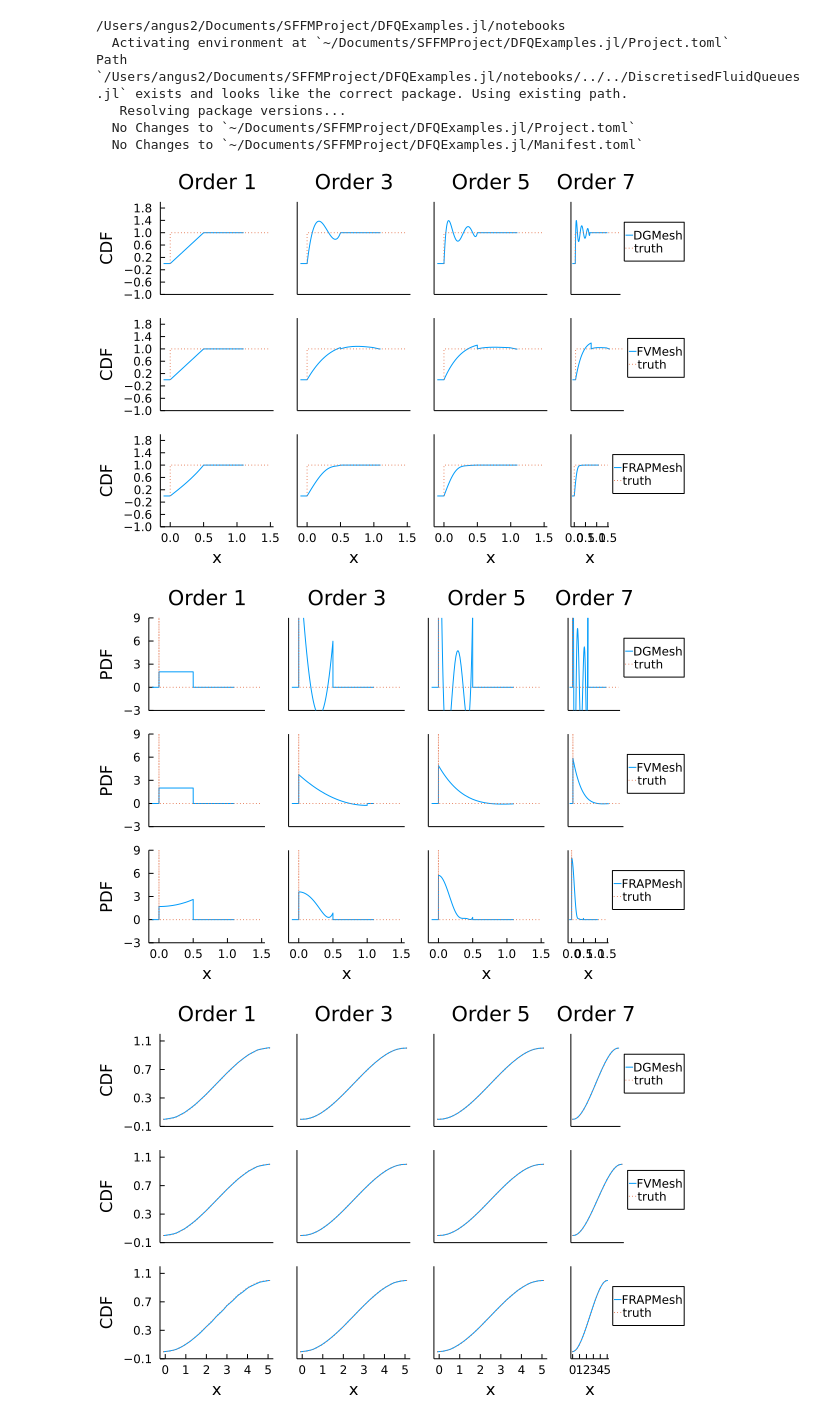
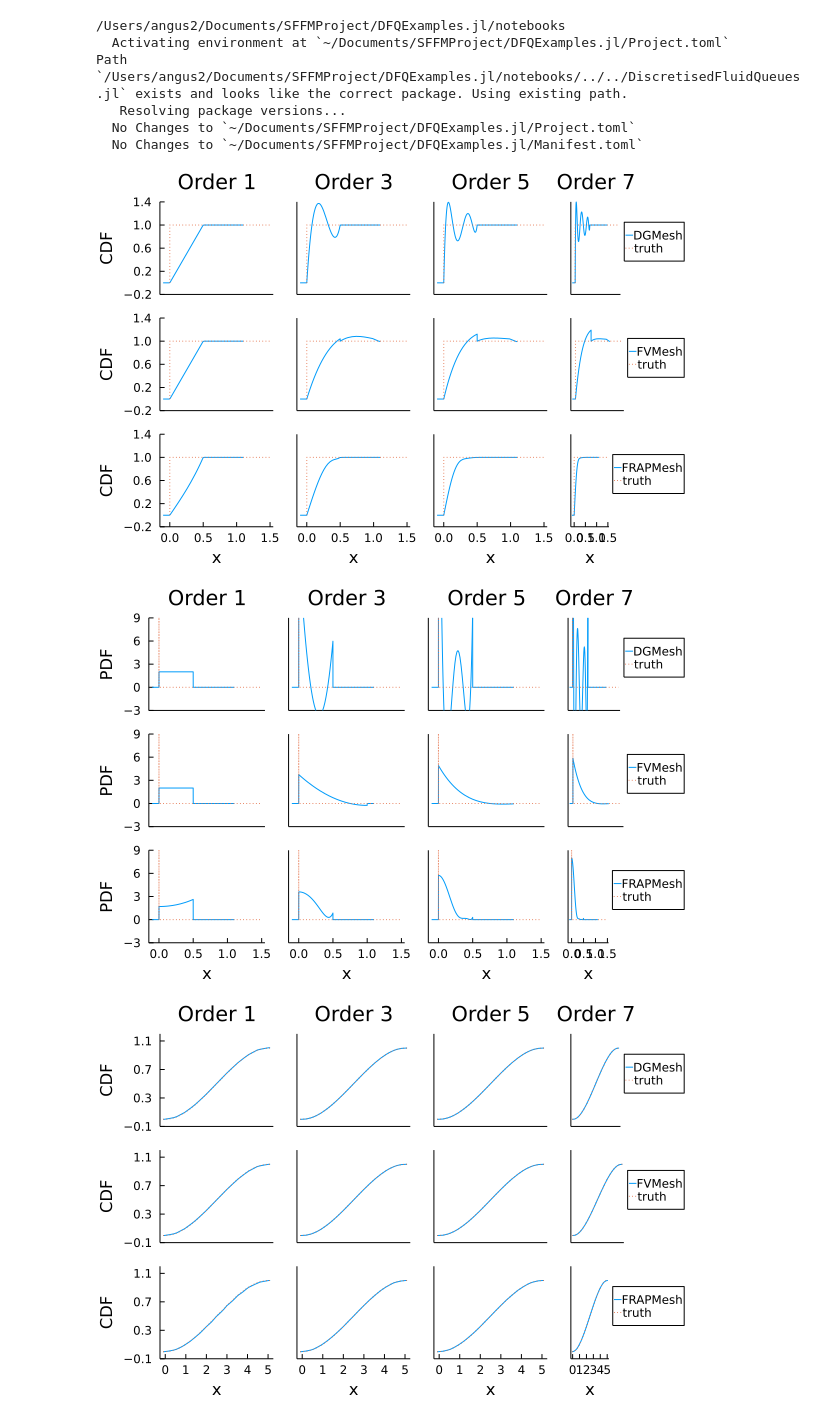
Before and after one commit to angus-lewis/DFQExamples.jl, a Jupyter notebook: notebooks/FunctionReconstruction.ipynb, the cells around one changed output. Cells and saved outputs as stored; diff of their text form; code cells hidden in the pictures.

```diff
--- a/notebooks/FunctionReconstruction.ipynb
+++ b/notebooks/FunctionReconstruction.ipynb
@@ -33,7 +33,7 @@ for plt_type in (cdf,pdf)
             # (mtype<:DGMesh)&&display(d0.coeffs)
 
             rec = plt_type(d0)
-            y_lim_vals = (plt_type==pdf) ? (-3.0,9.0) : (-1.0,2.0)
+            y_lim_vals = (plt_type==pdf) ? (-3.0,9.0) : (-0.2,1.4)
             y_tick_vals = ((plt_type==pdf) ? (y_lim_vals[1]:3:y_lim_vals[2]) : (y_lim_vals[1]:0.4:y_lim_vals[2]))
             std_plot(args...; kwargs...) = plot!(
                 p.layout.grid[c_mesh,c_order],
@@ -63,34 +63,34 @@ for plt_type in (cdf,pdf)
             std_plot2(args... ; kwargs...) = if plt_type==cdf
                 plot!(
                     p.layout.grid[c_mesh,c_order],
                     [0.0;eps();eps();1.5],
                     [0.0;0.0;1.0;1.0],
                     args...;
                     linestyle=:dot,
                     kwargs...,
                 )
             elseif plt_type==pdf
                 plot!(
                     p.layout.grid[c_mesh,c_order],
                     [0.0;eps();2*eps();1.5],
                     [0.0;100;0.0;0.0],
                     args...;
                     subplot=c_order,
                     linestyle=:dot,
                     kwargs...
                 )
             end
             if c_order==4
                 std_plot2(;label="truth",legend=:outerright)
             else
                 std_plot2(;label=false)
             end
         end
     end
     display(p)
 end
 # %% [output]
-[figure, old version]
+[figure, new version]
 [figure]
 # %%
 
```
Also changed, not shown: 2 other files.
